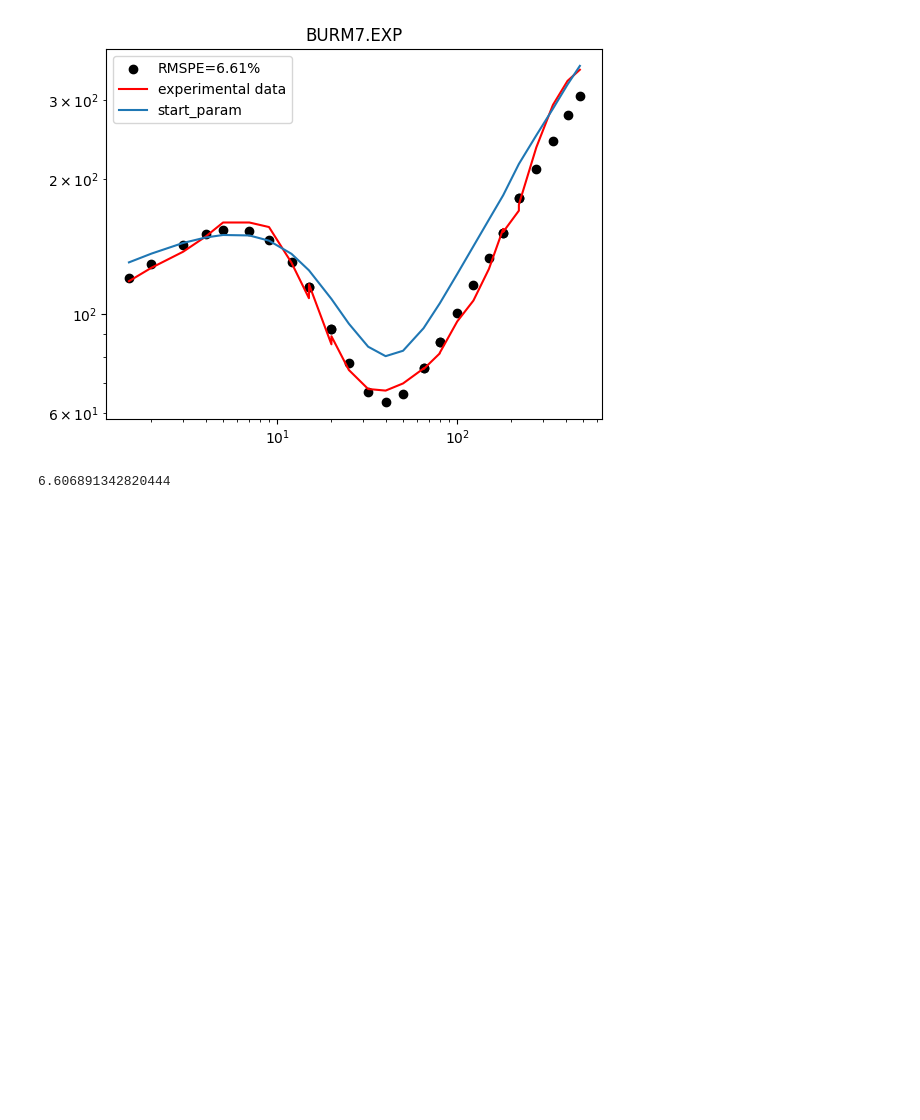
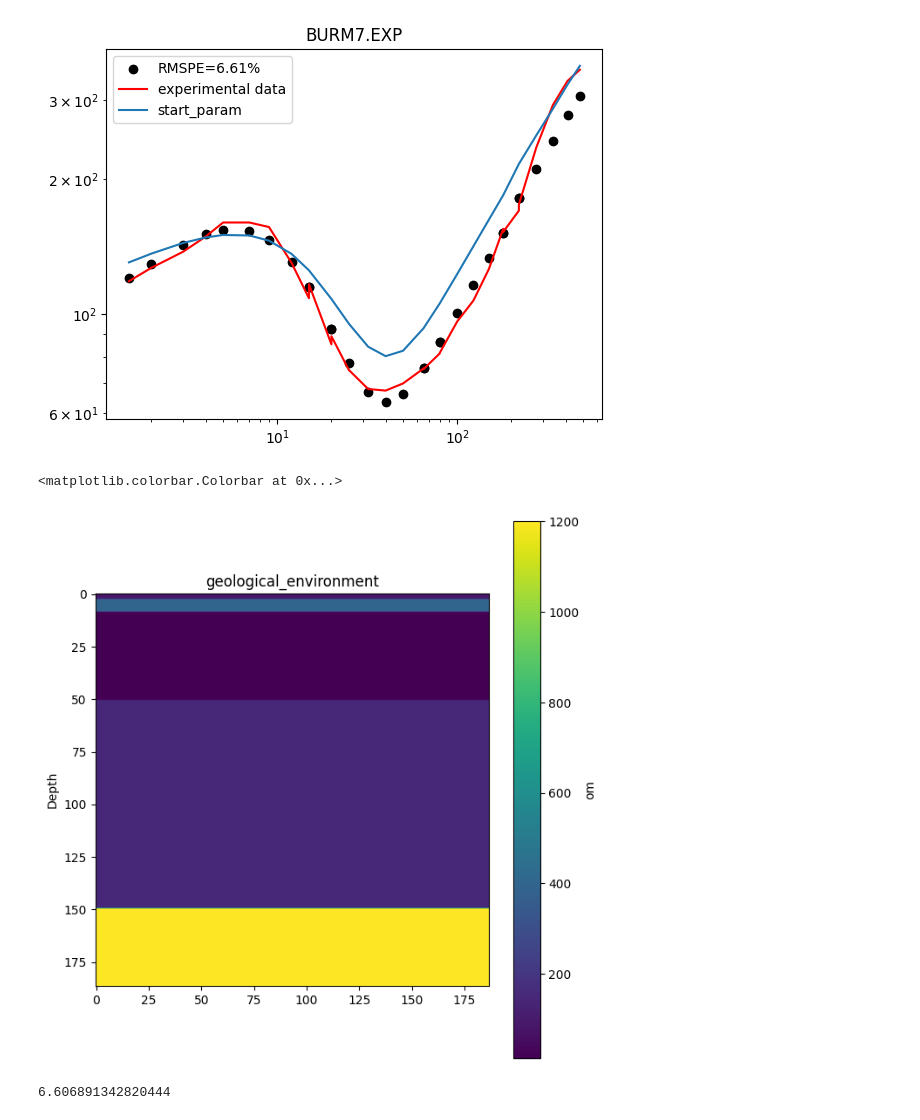
Before and after one commit to arty0mkha/electrical-prospecting, a Jupyter notebook: inverse_example.ipynb, the cells around one changed output. Saved outputs shown, nothing was run; the diff lists cells and outputs as text; code cells hidden in the pictures; blank space fills up the shorter version.

```diff
--- a/inverse_example.ipynb
+++ b/inverse_example.ipynb
@@ -93,6 +95,16 @@ plt.title(path_to_experimental_data.split('/')[2])
 # %% [output]
 Text(0.5, 1.0, 'BURM7.EXP')
 [figure]
+# %%
+fig=plt.figure(figsize=(16,8))
+plt.subplot(1,2,1)
+plt.imshow(visfunc.geological_environment(results.x))
+plt.ylabel('Depth')
+plt.title('geological_environment')
+plt.colorbar(label='om')
+# %% [output]
+<matplotlib.colorbar.Colorbar at 0x...>
+[figure, added]
 # %%
 inv.RMSPE(rk,experimental_rhoa)
 # %% [output]
```
Also changed, not shown: parts of 1 cell of this notebook, 2 other files.
